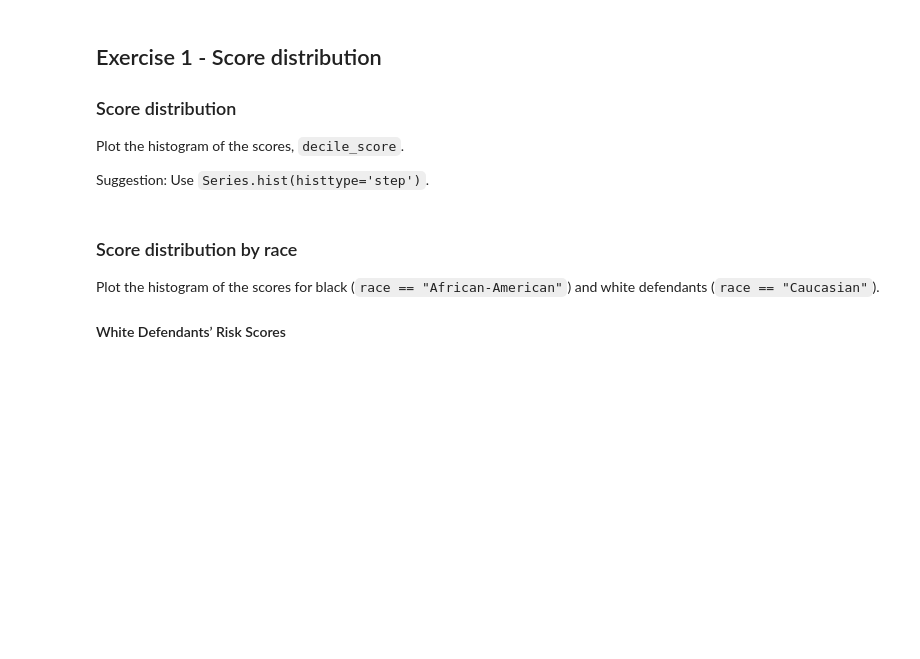
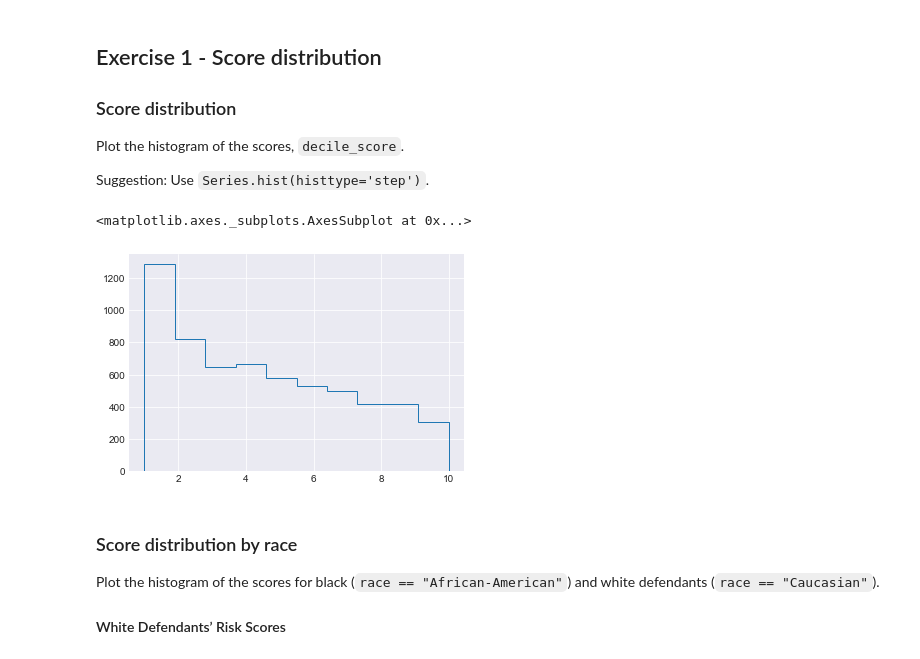
Before and after one commit to veiguinha/batch3-workspace, a Jupyter notebook: S01 - Bootcamp and Binary Classification/SLU17 - Ethics and Fairness/Exercise notebook.ipynb, the cells around one changed output. Drawn from its saved outputs; the diff is of its cells as text; code cells hidden in the pictures; blank space fills up the shorter version.

```diff
--- a/S01 - Bootcamp and Binary Classification/SLU17 - Ethics and Fairness/Exercise notebook.ipynb
+++ b/S01 - Bootcamp and Binary Classification/SLU17 - Ethics and Fairness/Exercise notebook.ipynb
@@ -44,3 +41,8 @@ raise NotImplementedError()
+# %%
+data['decile_score'].hist(histtype='step')
+# %% [output]
+<matplotlib.axes._subplots.AxesSubplot at 0x...>
+[figure, added]
 # %% [markdown]
 ### Score distribution by race
 
```
Also changed, not shown: parts of 17 cells of this notebook, 1 other file.
